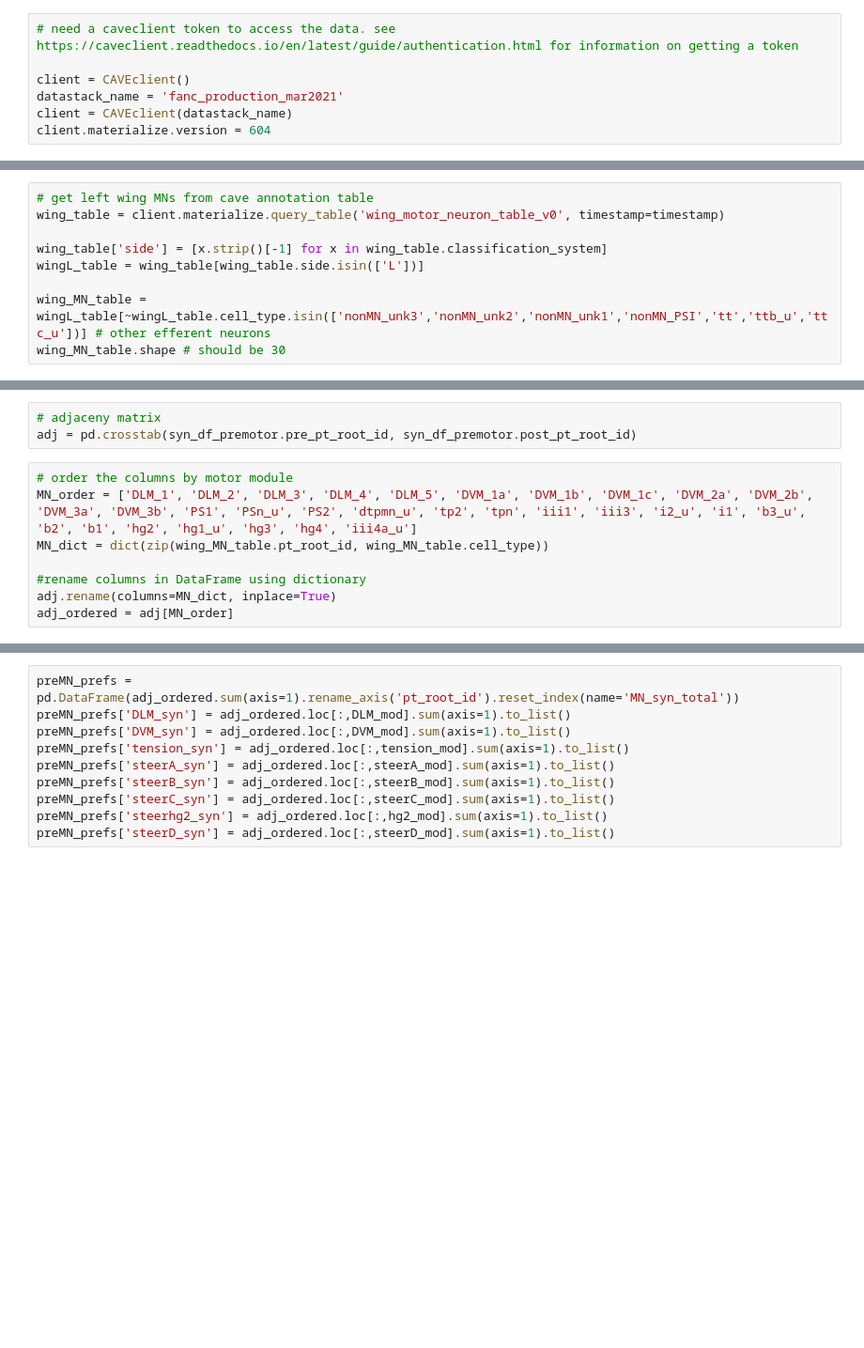
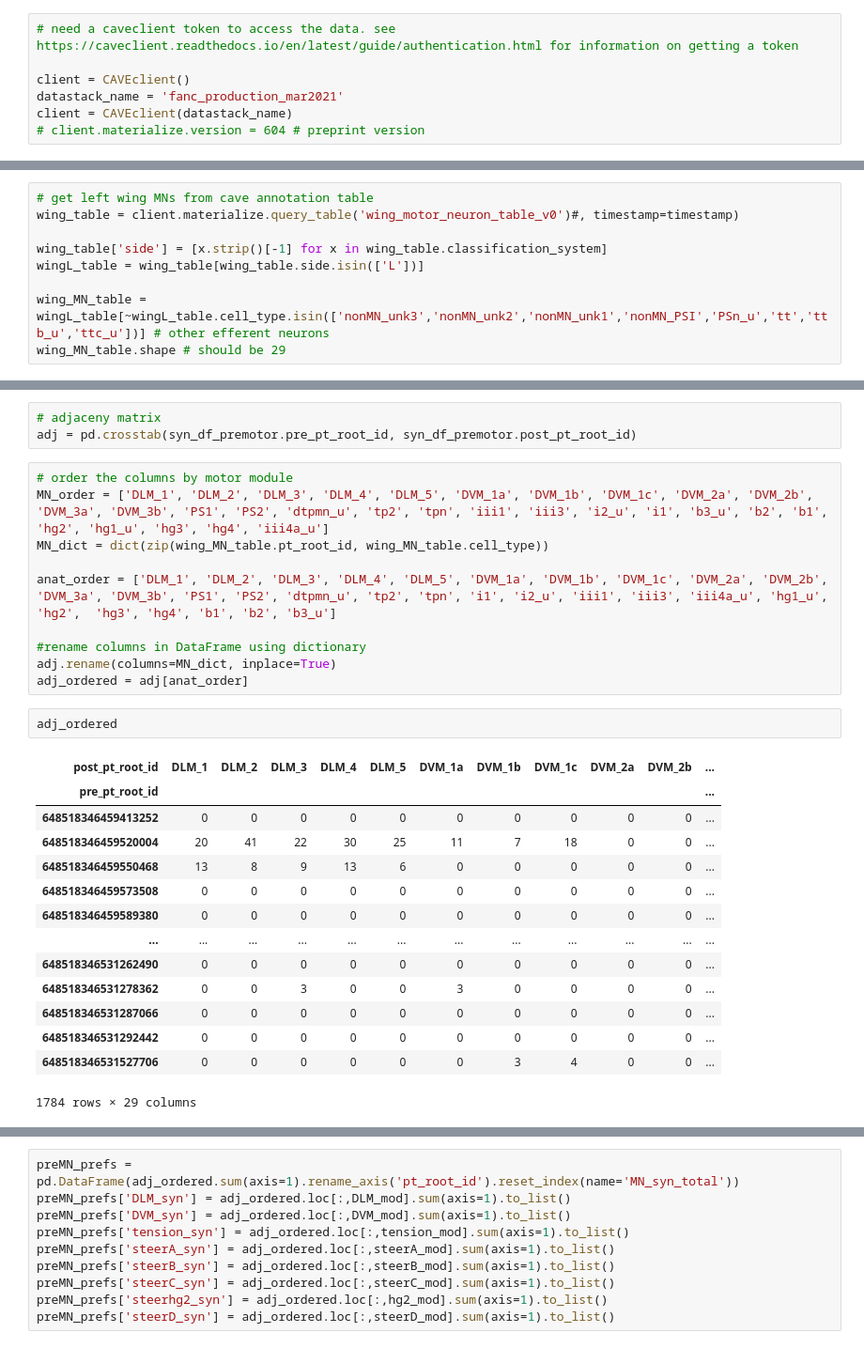
Before and after one commit to tuthill-lab/Lesser_Azevedo_2023, a Jupyter notebook: CAVE token required/Create_ConnectivityMatrix_wing_preMNtoMN.ipynb, the cells around one changed output, grey strips where cells are left out. Shown at 94% size. Saved outputs shown, nothing was run; the diff lists cells and outputs as text; blank space fills up the shorter version.

```diff
--- a/CAVE token required/Create_ConnectivityMatrix_wing_preMNtoMN.ipynb
+++ b/CAVE token required/Create_ConnectivityMatrix_wing_preMNtoMN.ipynb
@@ -14,7 +14,7 @@ import utils
 client = CAVEclient()
 datastack_name = 'fanc_production_mar2021'
 client = CAVEclient(datastack_name)
-client.materialize.version = 604
+# client.materialize.version = 604 # preprint version
 # %%
 # time of materialization for data used in the paper
 import datetime
@@ -25,9 +23,9 @@ timestamp = datetime.datetime.fromtimestamp(1685002201.254304)
 # %%
 # get left wing MNs from cave annotation table
-wing_table = client.materialize.query_table('wing_motor_neuron_table_v0', timestamp=timestamp)
+wing_table = client.materialize.query_table('wing_motor_neuron_table_v0')#, timestamp=timestamp)
 
 wing_table['side'] = [x.strip()[-1] for x in wing_table.classification_system]
 wingL_table = wing_table[wing_table.side.isin(['L'])]
 
-wing_MN_table = wingL_table[~wingL_table.cell_type.isin(['nonMN_unk3','nonMN_unk2','nonMN_unk1','nonMN_PSI','tt','ttb_u','ttc_u'])] # other efferent neurons
-wing_MN_table.shape # should be 30
+wing_MN_table = wingL_table[~wingL_table.cell_type.isin(['nonMN_unk3','nonMN_unk2','nonMN_unk1','nonMN_PSI','PSn_u','tt','ttb_u','ttc_u'])] # other efferent neurons
+wing_MN_table.shape # should be 29
@@ -71,12 +97,31 @@ print("{} synapses with a {} synapse threshold and proofread preMNs".format(len(
 adj = pd.crosstab(syn_df_premotor.pre_pt_root_id, syn_df_premotor.post_pt_root_id)
 # %%
 # order the columns by motor module
-MN_order = ['DLM_1', 'DLM_2', 'DLM_3', 'DLM_4', 'DLM_5', 'DVM_1a', 'DVM_1b', 'DVM_1c', 'DVM_2a', 'DVM_2b', 'DVM_3a', 'DVM_3b', 'PS1', 'PSn_u', 'PS2', 'dtpmn_u', 'tp2', 'tpn', 'iii1', 'iii3', 'i2_u', 'i1', 'b3_u', 'b2', 'b1', 'hg2', 'hg1_u', 'hg3', 'hg4', 'iii4a_u']
+MN_order = ['DLM_1', 'DLM_2', 'DLM_3', 'DLM_4', 'DLM_5', 'DVM_1a', 'DVM_1b', 'DVM_1c', 'DVM_2a', 'DVM_2b', 'DVM_3a', 'DVM_3b', 'PS1', 'PS2', 'dtpmn_u', 'tp2', 'tpn', 'iii1', 'iii3', 'i2_u', 'i1', 'b3_u', 'b2', 'b1', 'hg2', 'hg1_u', 'hg3', 'hg4', 'iii4a_u']
 MN_dict = dict(zip(wing_MN_table.pt_root_id, wing_MN_table.cell_type))
+
+anat_order = ['DLM_1', 'DLM_2', 'DLM_3', 'DLM_4', 'DLM_5', 'DVM_1a', 'DVM_1b', 'DVM_1c', 'DVM_2a', 'DVM_2b', 'DVM_3a', 'DVM_3b', 'PS1', 'PS2', 'dtpmn_u', 'tp2', 'tpn', 'i1', 'i2_u', 'iii1', 'iii3', 'iii4a_u', 'hg1_u', 'hg2',  'hg3', 'hg4', 'b1', 'b2', 'b3_u']
 
 #rename columns in DataFrame using dictionary
 adj.rename(columns=MN_dict, inplace=True)
-adj_ordered = adj[MN_order]
+adj_ordered = adj[anat_order]
+# %%
+adj_ordered
+# %% [output]
+| post_pt_root_id | DLM_1 | DLM_2 | DLM_3 | DLM_4 | DLM_5 | DVM_1a | DVM_1b | DVM_1c | DVM_2a | DVM_2b | ... |
+| pre_pt_root_id |  |  |  |  |  |  |  |  |  |  | ... |
+| 648518346459413252 | 0 | 0 | 0 | 0 | 0 | 0 | 0 | 0 | 0 | 0 | ... |
+| 648518346459520004 | 20 | 41 | 22 | 30 | 25 | 11 | 7 | 18 | 0 | 0 | ... |
+| 648518346459550468 | 13 | 8 | 9 | 13 | 6 | 0 | 0 | 0 | 0 | 0 | ... |
+| 648518346459573508 | 0 | 0 | 0 | 0 | 0 | 0 | 0 | 0 | 0 | 0 | ... |
+| 648518346459589380 | 0 | 0 | 0 | 0 | 0 | 0 | 0 | 0 | 0 | 0 | ... |
+| ... | ... | ... | ... | ... | ... | ... | ... | ... | ... | ... | ... |
+| 648518346531262490 | 0 | 0 | 0 | 0 | 0 | 0 | 0 | 0 | 0 | 0 | ... |
+| 648518346531278362 | 0 | 0 | 3 | 0 | 0 | 3 | 0 | 0 | 0 | 0 | ... |
+| 648518346531287066 | 0 | 0 | 0 | 0 | 0 | 0 | 0 | 0 | 0 | 0 | ... |
+| 648518346531292442 | 0 | 0 | 0 | 0 | 0 | 0 | 0 | 0 | 0 | 0 | ... |
+| 648518346531527706 | 0 | 0 | 0 | 0 | 0 | 0 | 3 | 4 | 0 | 0 | ... |
+1784 rows × 29 columns
 # %%
 # order the preMNs
 # order preMNs by cell class, preferred pool, synapse number
```
Also changed, not shown: parts of 37 cells of this notebook, 2 other files.
